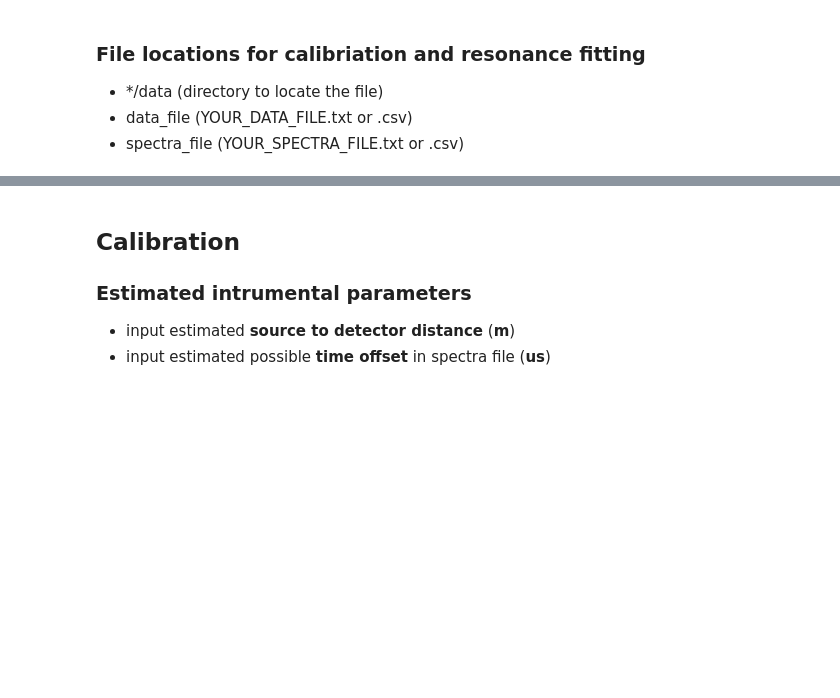
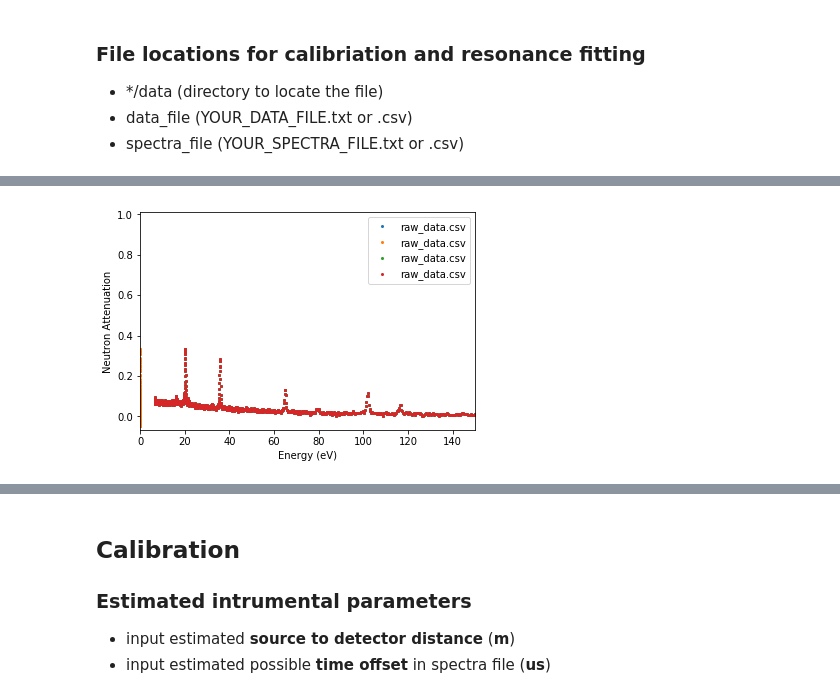
Before and after one commit to ornlneutronimaging/ResoFit, a Jupyter notebook: notebooks/tutorial.ipynb, the cells around one changed output, grey strips where cells are left out. Cells and saved outputs as stored; diff of their text form; code cells hidden in the pictures; blank space fills up the shorter version.

```diff
--- a/notebooks/tutorial.ipynb
+++ b/notebooks/tutorial.ipynb
@@ -32,0 +48,6 @@ spectra_file = 'Image002_Spectra.txt'
+# %%
+experiment.plot_raw(offset_us=0, source_to_detector_m=16,
+                    x_axis='energy',energy_xmax=150)
+plt.show()
+# %% [output]
+[figure, added]
```
Also changed, not shown: parts of 13 cells of this notebook, 4 other files.
